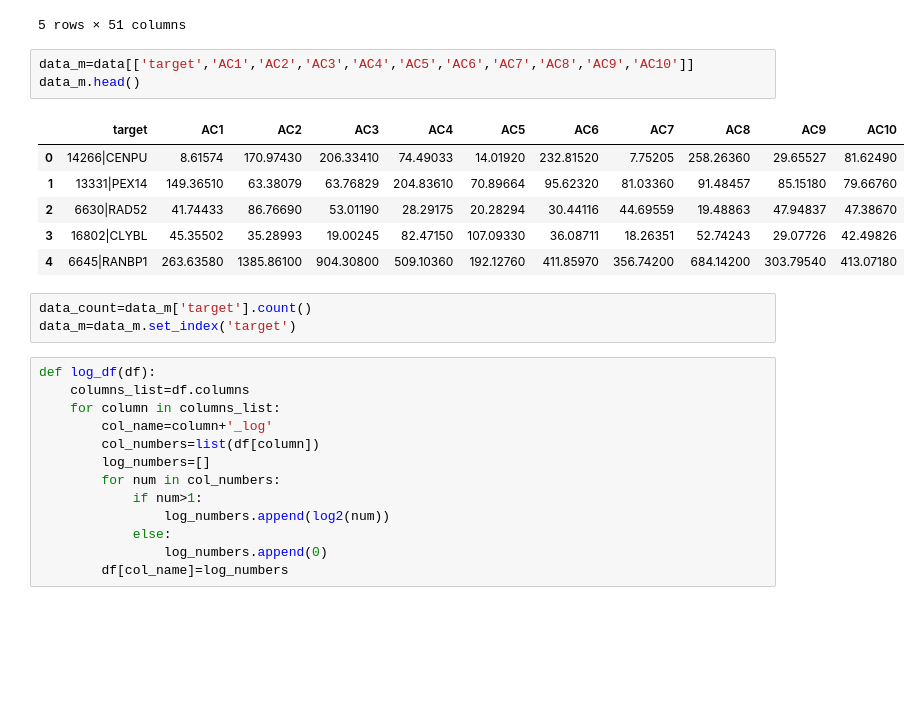
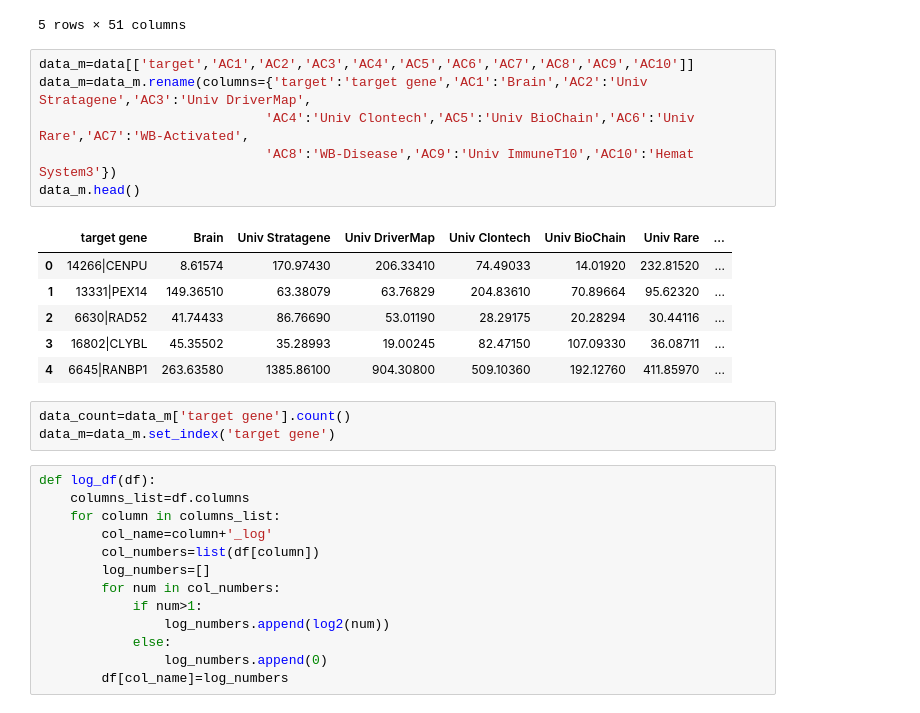
Before and after one commit to lrondi/Project_1, a Jupyter notebook: test.ipynb, the cells around one changed output. Cells and saved outputs as stored; diff of their text form; blank space fills up the shorter version.

```diff
--- a/test.ipynb
+++ b/test.ipynb
@@ -91,17 +91,20 @@ data.head()
 5 rows × 51 columns
 # %%
 data_m=data[['target','AC1','AC2','AC3','AC4','AC5','AC6','AC7','AC8','AC9','AC10']]
+data_m=data_m.rename(columns={'target':'target gene','AC1':'Brain','AC2':'Univ Stratagene','AC3':'Univ DriverMap',
+                             'AC4':'Univ Clontech','AC5':'Univ BioChain','AC6':'Univ Rare','AC7':'WB-Activated',
+                             'AC8':'WB-Disease','AC9':'Univ ImmuneT10','AC10':'Hemat System3'})
 data_m.head()
 # %% [output]
-|  | target | AC1 | AC2 | AC3 | AC4 | AC5 | AC6 | AC7 | AC8 | AC9 | AC10 |
-| 0 | 14266|CENPU | 8.61574 | 170.97430 | 206.33410 | 74.49033 | 14.01920 | 232.81520 | 7.75205 | 258.26360 | 29.65527 | 81.62490 |
-| 1 | 13331|PEX14 | 149.36510 | 63.38079 | 63.76829 | 204.83610 | 70.89664 | 95.62320 | 81.03360 | 91.48457 | 85.15180 | 79.66760 |
-| 2 | 6630|RAD52 | 41.74433 | 86.76690 | 53.01190 | 28.29175 | 20.28294 | 30.44116 | 44.69559 | 19.48863 | 47.94837 | 47.38670 |
-| 3 | 16802|CLYBL | 45.35502 | 35.28993 | 19.00245 | 82.47150 | 107.09330 | 36.08711 | 18.26351 | 52.74243 | 29.07726 | 42.49826 |
-| 4 | 6645|RANBP1 | 263.63580 | 1385.86100 | 904.30800 | 509.10360 | 192.12760 | 411.85970 | 356.74200 | 684.14200 | 303.79540 | 413.07180 |
+|  | target gene | Brain | Univ Stratagene | Univ DriverMap | Univ Clontech | Univ BioChain | Univ Rare | ... |
+| 0 | 14266|CENPU | 8.61574 | 170.97430 | 206.33410 | 74.49033 | 14.01920 | 232.81520 | ... |
+| 1 | 13331|PEX14 | 149.36510 | 63.38079 | 63.76829 | 204.83610 | 70.89664 | 95.62320 | ... |
+| 2 | 6630|RAD52 | 41.74433 | 86.76690 | 53.01190 | 28.29175 | 20.28294 | 30.44116 | ... |
+| 3 | 16802|CLYBL | 45.35502 | 35.28993 | 19.00245 | 82.47150 | 107.09330 | 36.08711 | ... |
+| 4 | 6645|RANBP1 | 263.63580 | 1385.86100 | 904.30800 | 509.10360 | 192.12760 | 411.85970 | ... |
 # %%
-data_count=data_m['target'].count()
-data_m=data_m.set_index('target')
+data_count=data_m['target gene'].count()
+data_m=data_m.set_index('target gene')
 # %%
 def log_df(df):
     columns_list=df.columns
```
Also changed, not shown: parts of 6 cells of this notebook.
